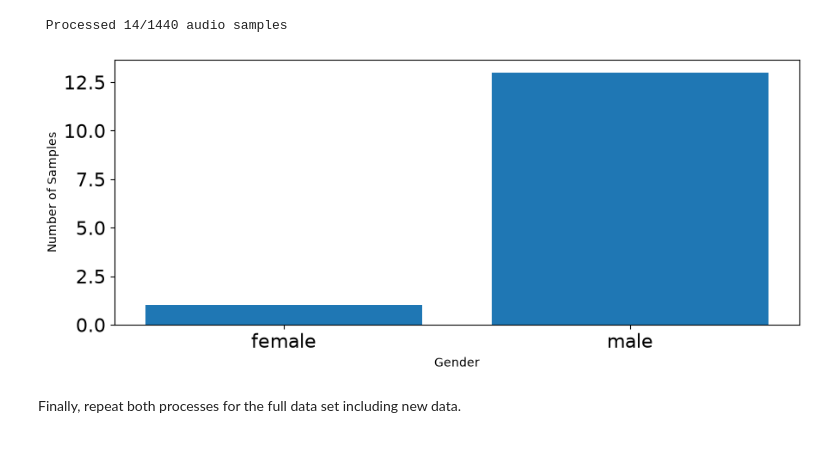
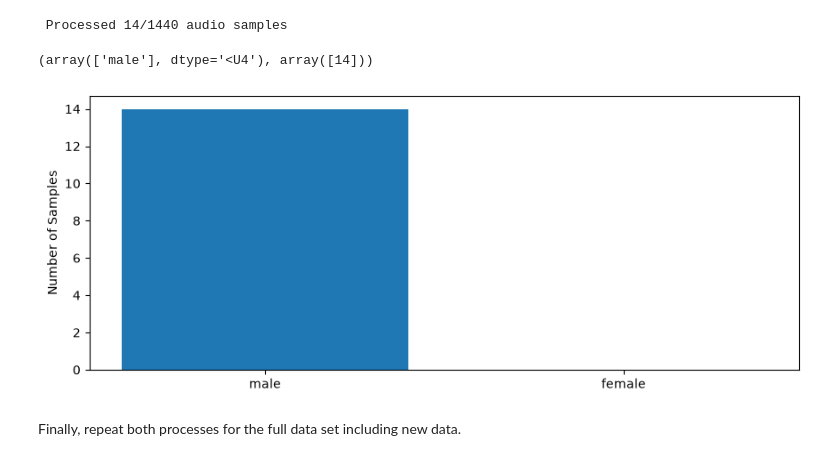
Before and after one commit to CJS-Codework/Week2-DataPreprocessing, a Jupyter notebook: Week 2.ipynb, the cells around one changed output. Drawn from its saved outputs; the diff is of its cells as text; code cells hidden in the pictures.

Commit message:
Fixed gender distribution code for single-gender samples

```diff
--- a/Week 2.ipynb
+++ b/Week 2.ipynb
@@ -835,20 +835,25 @@ def load_data():
 features, genders = load_data()
 # %% [output]
  Processed 14/1440 audio samples
+# %%
+np.unique(genders, return_counts=True)
+# %% [output]
+(array(['male'], dtype='<U4'), array([14]))
 # %%
 # plot gender
 plt.figure(figsize=(35,4))
 plt.subplot(1,3,1)
 #np.unique returns ordered list of unique elements and count of each element
 emotion_list, count = np.unique(genders, return_counts=True)
-plt.bar(x=range(2), height=count)
+emotion_list = ['male', 'female']
+plt.bar(x=emotion_list, height=[count[0],0])
 plt.xticks(ticks=range(2), labels = [emotion for emotion in emotion_list],fontsize=10)
-plt.xlabel('Gender')
-plt.tick_params(labelsize=16)
+#plt.xlabel('Gender')
+#plt.tick_params(labelsize=16)
 plt.ylabel('Number of Samples')
 plt.show()
 # %% [output]
-[figure, old version]
+[figure, new version]
 # %% [markdown]
 Finally, repeat both processes for the full data set including new data.
 # %%
```
Also changed, not shown: parts of 1 cell of this notebook.
